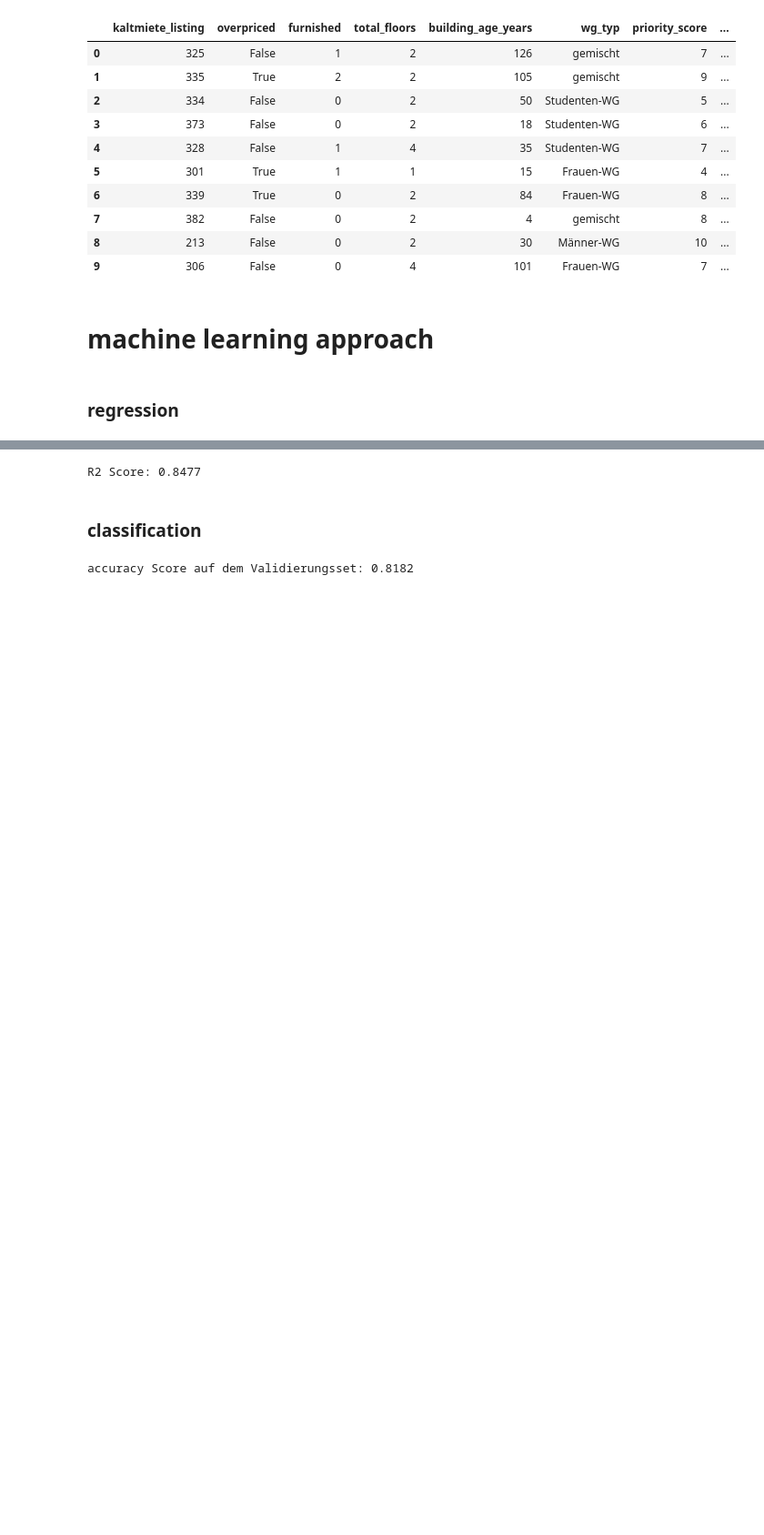
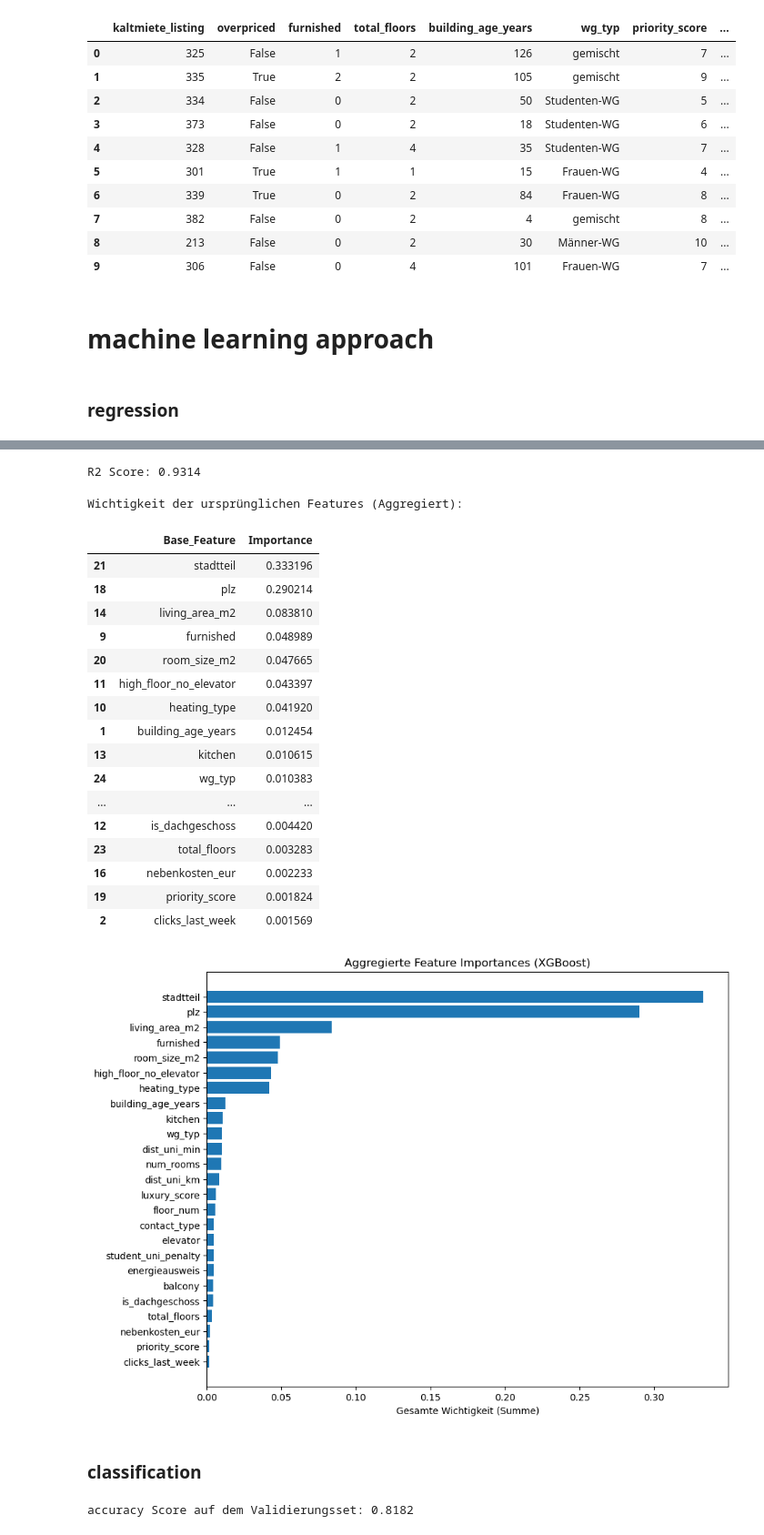
Before and after one commit to mathis-hasler/Data-Project-ML, a Jupyter notebook: Assignment_02/Assignment_2.ipynb, the cells around one changed output, grey strips where cells are left out. Shown at 91% size. Saved outputs shown, nothing was run; the diff lists cells and outputs as text; code cells hidden in the pictures; blank space fills up the shorter version.

```diff
--- a/Assignment_02/Assignment_2.ipynb
+++ b/Assignment_02/Assignment_2.ipynb
@@ -389,8 +368,10 @@ R2 Score: 0.8780
 # %%
 XGB_reg_pipeline = Pipeline(steps=[
     ("preprocessor", preprocessor),
-    ("model", XGBRegressor())
+    ("model", XGBRegressor(colsample_bytree=0.5165253664502742, learning_rate=0.11007066192773805, max_depth=3, n_estimators=502, subsample=0.8403527257773834))
 ])
+# Beste Parameter XGBoost: {'model__colsample_bytree': 0.5165253664502742, 'model__learning_rate': 0.11007066192773805, 'model__max_depth': 3, 'model__n_estimators': 502, 'model__subsample': 0.8403527257773834}
+
 
 X_train, X_valid, y_train, y_valid = train_test_split(X, y_reg, test_size=0.2, random_state=42)
 
@@ -399,9 +380,65 @@ XGB_reg_pipeline.fit(X_train, y_train)
 y_pred = XGB_reg_pipeline.predict(X_valid)
 
 score = r2_score(y_valid, y_pred)
-print(f"R2 Score: {score:.4f}")
+print(f"R2 Score: {score:.4f}") # 0.9314
 # %% [output]
-R2 Score: 0.8477
+R2 Score: 0.9314
+# %%
+import pandas as pd
+import matplotlib.pyplot as plt
+
+# 1. Deine bekannten kategorialen Features (aus deinem Preprocessor)
+cat_features = ["wg_typ", "plz", "stadtteil", "contact_type", "heating_type", "kitchen"]
+
+# 2. Hilfsfunktion: Ordnet jede One-Hot-Spalte ihrem Ursprung zu
+def get_base_feature_name(col_name):
+    if col_name.startswith('num__'):
+        return col_name.replace('num__', '')
+    elif col_name.startswith('cat__'):
+        # Prüfen, zu welcher unserer Original-Kategorien die Spalte gehört
+        for cat in cat_features:
+            if col_name.startswith(f"cat__{cat}_"):
+                return cat
+    # Fallback, falls etwas unerwartetes durch 'passthrough' kommt (z.B. balcony)
+    return col_name.replace('remainder__', '')
+
+# 3. Wir nehmen dein bestehendes importance_df aus dem vorherigen Schritt
+importance_df['Base_Feature'] = importance_df['Feature'].apply(get_base_feature_name)
+
+# 4. Gruppieren (Aufsummieren) und neu sortieren
+aggregated_importance = importance_df.groupby('Base_Feature')['Importance'].sum().reset_index()
+aggregated_importance = aggregated_importance.sort_values(by='Importance', ascending=False)
+
+# 5. Ausgabe
+print("Wichtigkeit der ursprünglichen Features (Aggregiert):")
+display(aggregated_importance)
+
+# Optional: Als sauberes Balkendiagramm plotten
+plt.figure(figsize=(10, 8))
+plt.barh(aggregated_importance['Base_Feature'][::-1], aggregated_importance['Importance'][::-1])
+plt.title("Aggregierte Feature Importances (XGBoost)")
+plt.xlabel("Gesamte Wichtigkeit (Summe)")
+plt.show()
+# %% [output]
+Wichtigkeit der ursprünglichen Features (Aggregiert):
+|  | Base_Feature | Importance |
+| 21 | stadtteil | 0.333196 |
+| 18 | plz | 0.290214 |
+| 14 | living_area_m2 | 0.083810 |
+| 9 | furnished | 0.048989 |
+| 20 | room_size_m2 | 0.047665 |
+| 11 | high_floor_no_elevator | 0.043397 |
+| 10 | heating_type | 0.041920 |
+| 1 | building_age_years | 0.012454 |
+| 13 | kitchen | 0.010615 |
+| 24 | wg_typ | 0.010383 |
+| ... | ... | ... |
+| 12 | is_dachgeschoss | 0.004420 |
+| 23 | total_floors | 0.003283 |
+| 16 | nebenkosten_eur | 0.002233 |
+| 19 | priority_score | 0.001824 |
+| 2 | clicks_last_week | 0.001569 |
+[figure, added]
 # %% [markdown]
 ### classification
 # %%
```
Also changed, not shown: parts of 8 cells of this notebook.
